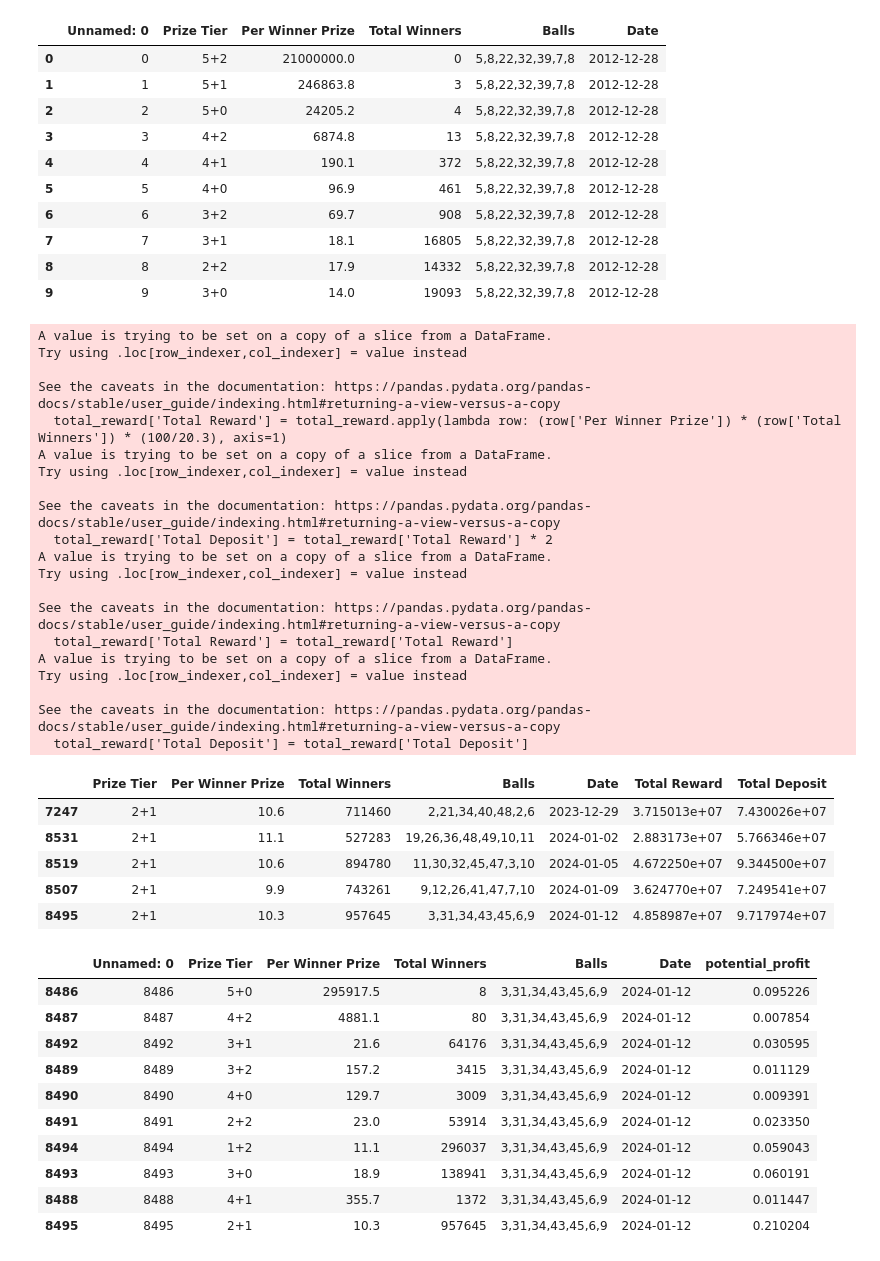
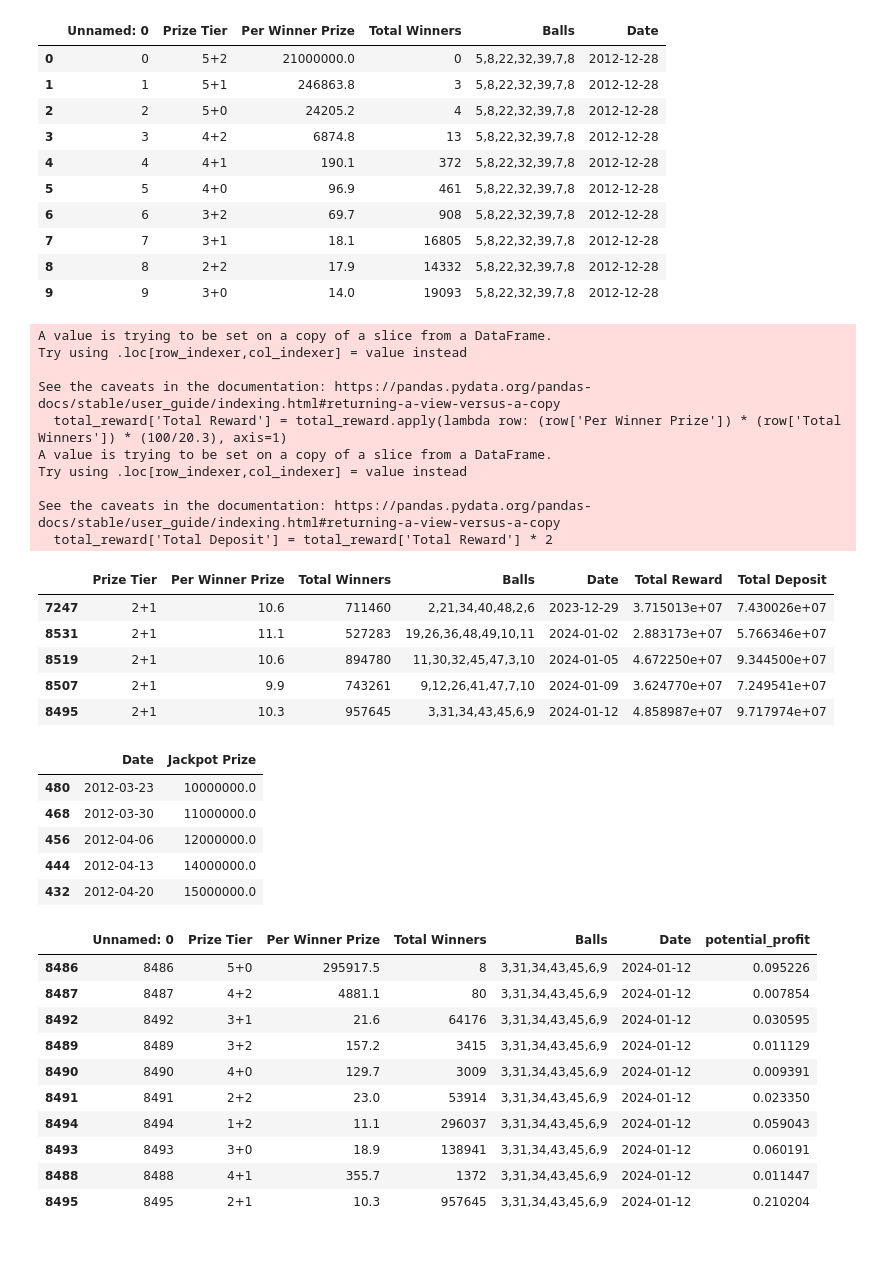
Before and after one commit to berna-ozer/Mid-Project-EuroJackpot-Prediction, a Jupyter notebook: eurojackpot.ipynb, the cells around one changed output. Saved outputs shown, nothing was run; the diff lists cells and outputs as text; code cells hidden in the pictures.

```diff
--- a/eurojackpot.ipynb
+++ b/eurojackpot.ipynb
@@ -68,5 +68,4 @@ jackpot_df.to_excel('Eurojackpot.xlsx')
 # %% [markdown]
 Data Cleaning
 # %%
-jackpot_df = pd.read_excel('Eurojackpot.xlsx')
-jackpot_df.dtypes
+jackpot_df = pd.read_excel('Eurojackpot_raw.xlsx')
@@ -81,8 +72,11 @@ dtype: object
+# %%
+jackpot_df.loc[jackpot_df['Total Winners'] == 'Rollover  0', 'Total Winners'] = 0
+jackpot_df['Total Winners'] = pd.to_numeric(jackpot_df['Total Winners'], errors='coerce').astype('Int64')
 # %%
 # change data types
 jackpot_df['Per Winner Prize'] = jackpot_df['Per Winner Prize'].str.replace('[^0-9.]', '', regex=True).astype(float)
 jackpot_df['Date'] = jackpot_df['Date'].astype('datetime64')
-jackpot_df['Total Winners'] = jackpot_df['Total Winners'].str.replace('[^0-9.]', '', regex=True).fillna(0).astype('int')
+# jackpot_df['Total Winners'] = jackpot_df['Total Winners'].str.replace('[^0-9.]', '', regex=True).fillna(0).astype('int')
 jackpot_df.dtypes
 # %% [output]
 Unnamed: 0                   int64
@@ -115,10 +109,6 @@ total_reward = jackpot_df[jackpot_df['Prize Tier'] == '2+1']
 total_reward['Total Reward'] = total_reward.apply(lambda row: (row['Per Winner Prize']) * (row['Total Winners']) * (100/20.3), axis=1)
 total_reward['Total Deposit'] = total_reward['Total Reward'] * 2
 
-# # Optional: Format 'Total Reward' , 'Total Deposit'columns with commas
-total_reward['Total Reward'] = total_reward['Total Reward']
-total_reward['Total Deposit'] = total_reward['Total Deposit']
-
 total_reward = total_reward.drop(columns='Unnamed: 0')
 total_reward.tail()
 # total_reward.dtypes
@@ -133,21 +123,24 @@ Try using .loc[row_indexer,col_indexer] = value instead
 
 See the caveats in the documentation: https://pandas.pydata.org/pandas-docs/stable/user_guide/indexing.html#returning-a-view-versus-a-copy
   total_reward['Total Deposit'] = total_reward['Total Reward'] * 2
-A value is trying to be set on a copy of a slice from a DataFrame.
-Try using .loc[row_indexer,col_indexer] = value instead
-
-See the caveats in the documentation: https://pandas.pydata.org/pandas-docs/stable/user_guide/indexing.html#returning-a-view-versus-a-copy
-  total_reward['Total Reward'] = total_reward['Total Reward']
-A value is trying to be set on a copy of a slice from a DataFrame.
-Try using .loc[row_indexer,col_indexer] = value instead
-
-See the caveats in the documentation: https://pandas.pydata.org/pandas-docs/stable/user_guide/indexing.html#returning-a-view-versus-a-copy
-  total_reward['Total Deposit'] = total_reward['Total Deposit']
 |  | Prize Tier | Per Winner Prize | Total Winners | Balls | Date | Total Reward | Total Deposit |
 | 7247 | 2+1 | 10.6 | 711460 | 2,21,34,40,48,2,6 | 2023-12-29 | 3.715013e+07 | 7.430026e+07 |
 | 8531 | 2+1 | 11.1 | 527283 | 19,26,36,48,49,10,11 | 2024-01-02 | 2.883173e+07 | 5.766346e+07 |
 | 8519 | 2+1 | 10.6 | 894780 | 11,30,32,45,47,3,10 | 2024-01-05 | 4.672250e+07 | 9.344500e+07 |
 | 8507 | 2+1 | 9.9 | 743261 | 9,12,26,41,47,7,10 | 2024-01-09 | 3.624770e+07 | 7.249541e+07 |
 | 8495 | 2+1 | 10.3 | 957645 | 3,31,34,43,45,6,9 | 2024-01-12 | 4.858987e+07 | 9.717974e+07 |
+# %%
+# Find all big_reward data and export it to an Excel file
+big_reward = jackpot_df[jackpot_df['Prize Tier'] == '5+2'][['Date', 'Per Winner Prize']]
+big_reward = big_reward.rename(columns={'Per Winner Prize': 'Jackpot Prize'})
+
+big_reward.head()
+# %% [output]
+|  | Date | Jackpot Prize |
+| 480 | 2012-03-23 | 10000000.0 |
+| 468 | 2012-03-30 | 11000000.0 |
+| 456 | 2012-04-06 | 12000000.0 |
+| 444 | 2012-04-13 | 14000000.0 |
+| 432 | 2012-04-20 | 15000000.0 |
 # %%
 # Export the data to an Excel file
```
Also changed, not shown: parts of 8 cells of this notebook, 8 other files.
